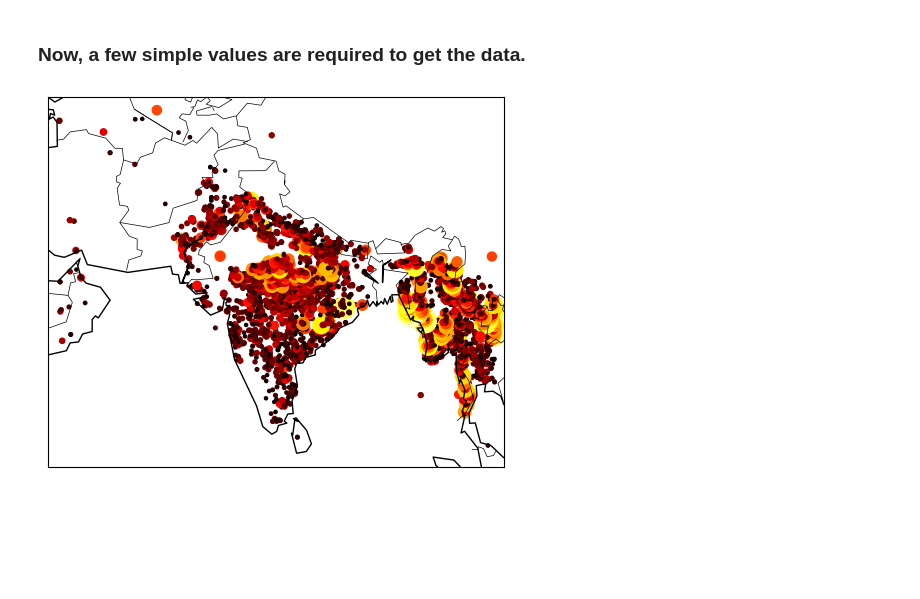
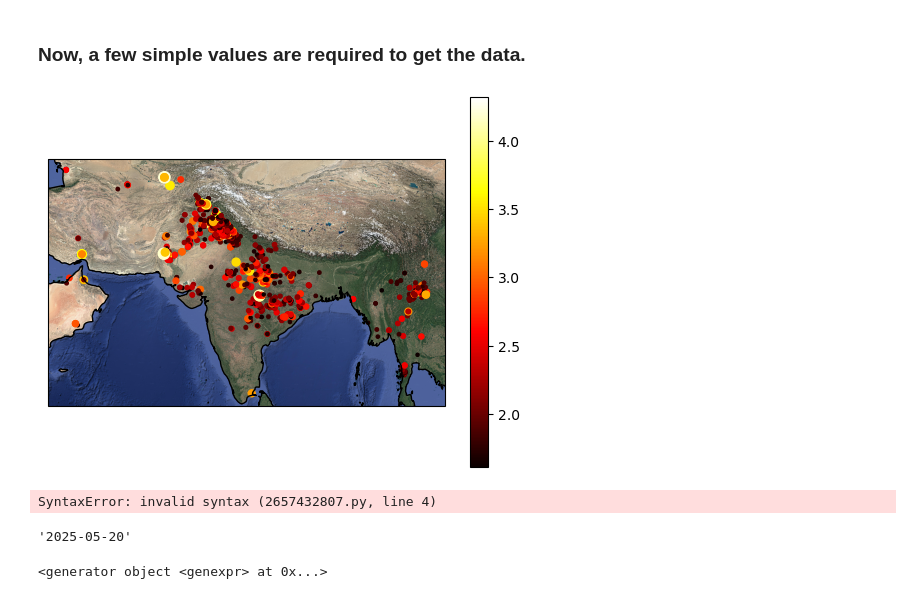
Before and after one commit to volcanocyber/VICTOR-workflows, a Jupyter notebook: Remote Sensing/FIRMS.ipynb, the cells around one changed output. Drawn from its saved outputs; the diff is of its cells as text; code cells hidden in the pictures; blank space fills up the shorter version.

```diff
--- a/Remote Sensing/FIRMS.ipynb
+++ b/Remote Sensing/FIRMS.ipynb
@@ -61,13 +62,20 @@ date = None
 # %%
 data = victor.get_firms_data(MAP_KEY, bounds, days, date)
 # %%
-m = Basemap(projection='merc',llcrnrlat=bounds[2]-1,urcrnrlat=bounds[3]+1,\
-            llcrnrlon=bounds[0]-1,urcrnrlon=bounds[1]+1)
-m.drawcoastlines()
-m.drawcountries()
-x,y = m(data.longitude, data.latitude)
-m.scatter(x,y, data.frp, c=np.log(data.frp),cmap="hot")
+ax = plt.axes(projection=ccrs.PlateCarree())
+google_terrain = cimgt.GoogleTiles(style="satellite")
+ax.coastlines()
+ax.add_image(google_terrain,8)
+plt.scatter(data.longitude,data.latitude, data.frp, c=np.log(data.frp),cmap="hot")
+plt.colorbar()
 plt.show()
 # %% [output]
-[figure, old version]
+[figure, new version]
+# %%
+from datetime import datetime
+import datetime as dt
+today = datetime.now()
+asf = today-datetime.strptime(day, "%Y-%m-%d") for day in data.acq_date
+# %% [output]
+SyntaxError: invalid syntax (2657432807.py, line 4)
 # %%
@@ -85,0 +83,8 @@ print ('Our current transaction count is %i' % tcount)
+# %%
+data.acq_date[1]
+# %% [output]
+'2025-05-20'
+# %%
+print(day for day in data.acq_date)
+# %% [output]
+<generator object <genexpr> at 0x...>
```
Also changed, not shown: parts of 3 cells of this notebook, 2 other files.
